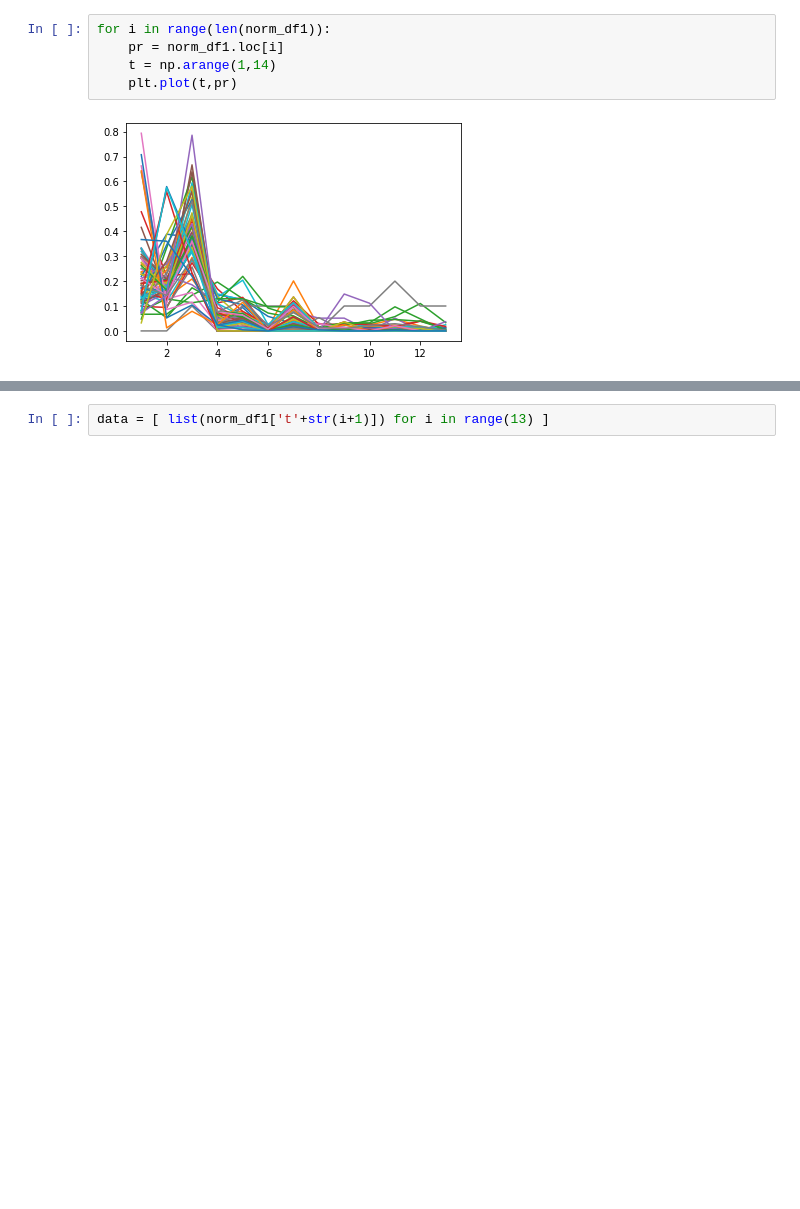
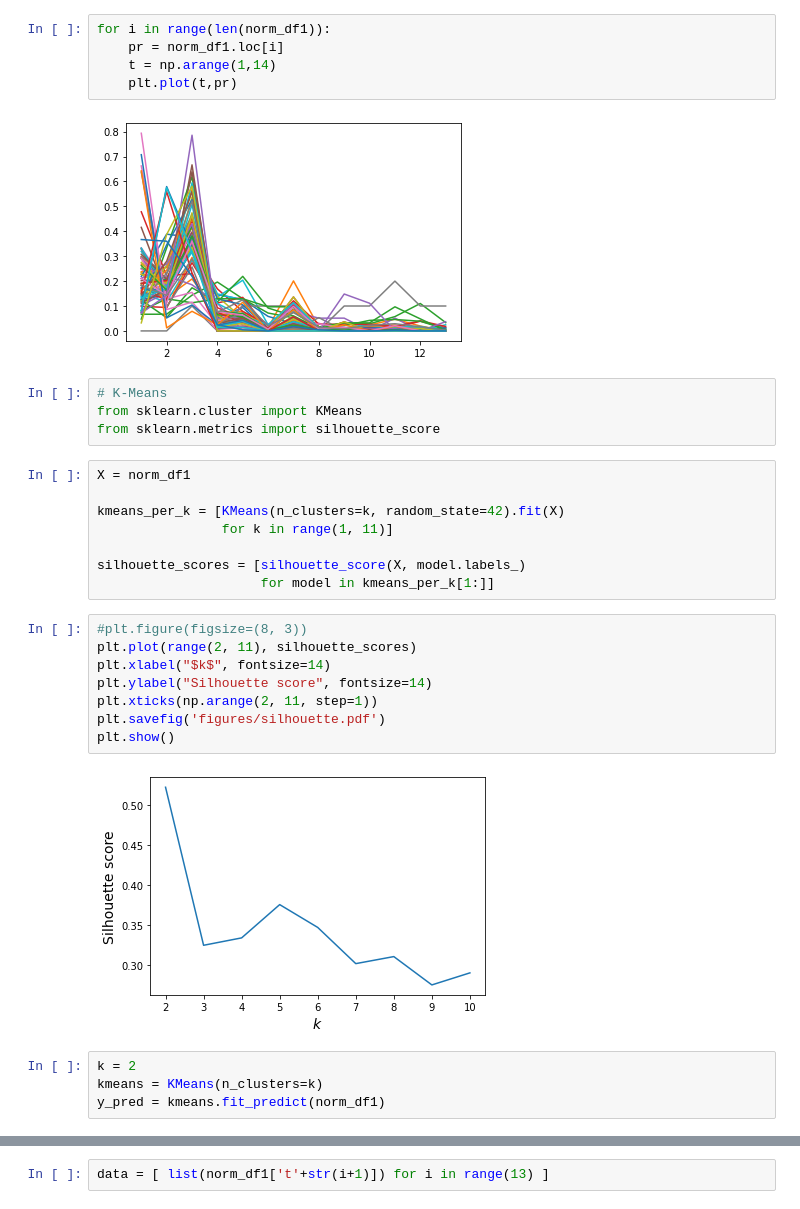
Before and after one commit to EnricoBorriello/Triads_Topology_Bio_Nets, a Jupyter notebook: Cell Collective.ipynb, the cells around one changed output, grey strips where cells are left out. Drawn from its saved outputs; the diff is of its cells as text; blank space fills up the shorter version.

```diff
--- a/Cell Collective.ipynb
+++ b/Cell Collective.ipynb
@@ -50,3 +55,29 @@ for i in range(len(norm_df1)):
     plt.plot(t,pr)
 # %% [output]
 [figure]
+# %%
+# K-Means
+from sklearn.cluster import KMeans
+from sklearn.metrics import silhouette_score
+# %%
+X = norm_df1
+
+kmeans_per_k = [KMeans(n_clusters=k, random_state=42).fit(X)
+                for k in range(1, 11)]
+
+silhouette_scores = [silhouette_score(X, model.labels_)
+                     for model in kmeans_per_k[1:]]
+# %%
+#plt.figure(figsize=(8, 3))
+plt.plot(range(2, 11), silhouette_scores)
+plt.xlabel("$k$", fontsize=14)
+plt.ylabel("Silhouette score", fontsize=14)
+plt.xticks(np.arange(2, 11, step=1))
+plt.savefig('figures/silhouette.pdf')
+plt.show()
+# %% [output]
+[figure, added]
+# %%
+k = 2
+kmeans = KMeans(n_clusters=k)
+y_pred = kmeans.fit_predict(norm_df1)
```
Also changed, not shown: parts of 44 cells of this notebook, 16 other files.
